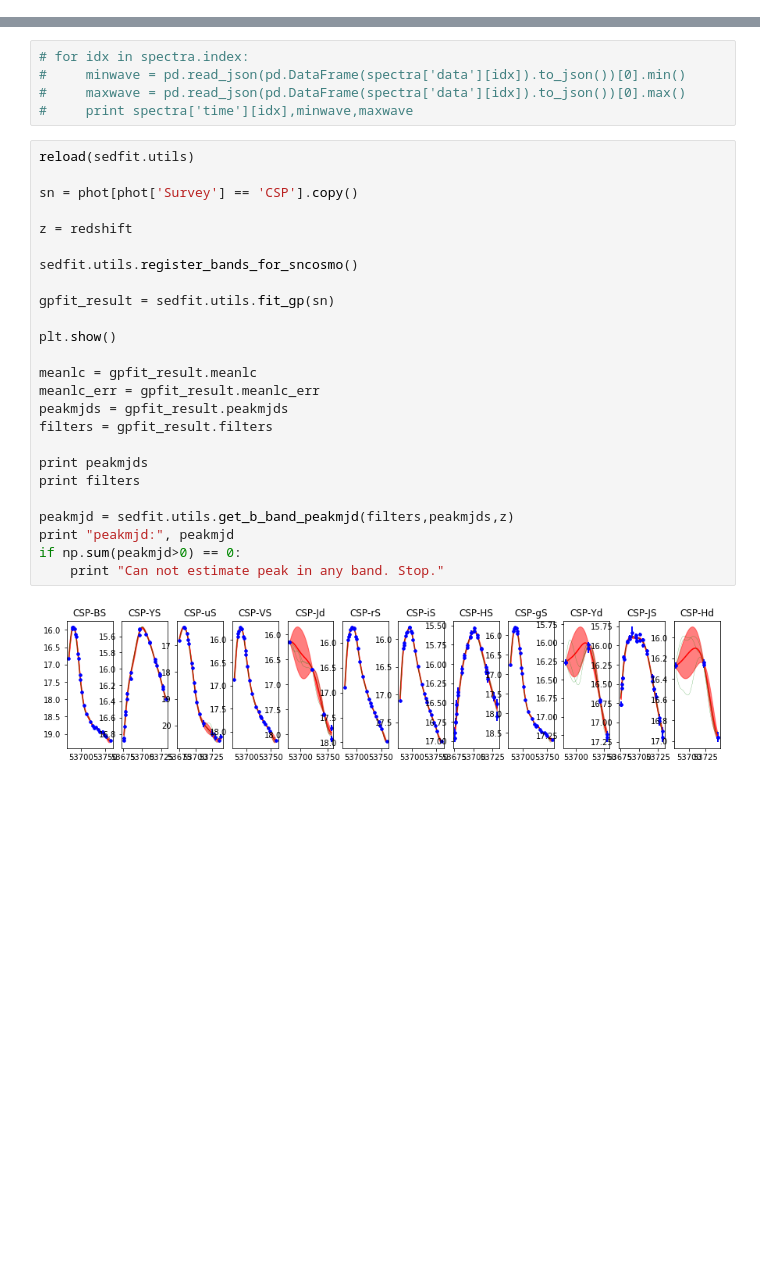
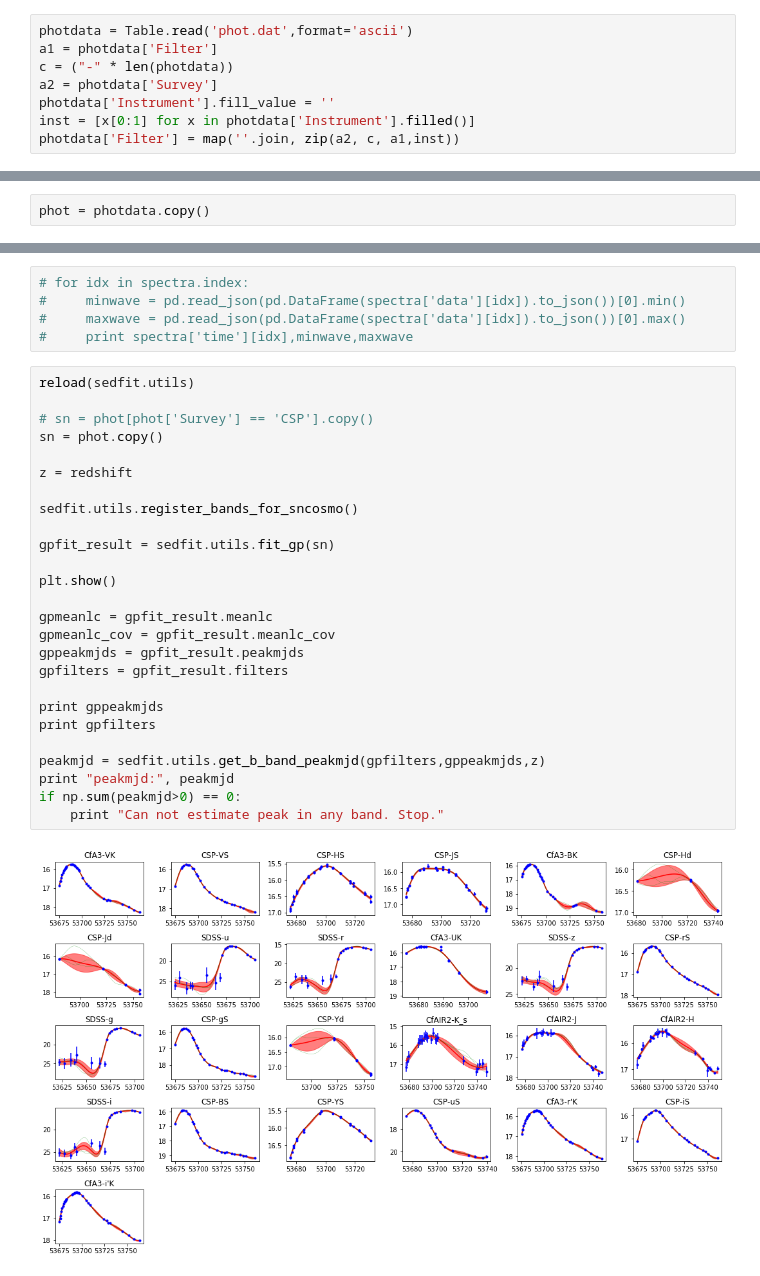
Before and after one commit to RutgersSN/plasticc-Iax, a Jupyter notebook: SN2005hk/Iax-SED.ipynb, the cells around one changed output, grey strips where cells are left out. Cells and saved outputs as stored; diff of their text form; blank space fills up the shorter version.

```diff
--- a/SN2005hk/Iax-SED.ipynb
+++ b/SN2005hk/Iax-SED.ipynb
@@ -73,0 +70,8 @@ phot = vstack([phot,cspdata],join_type='inner')
+# %%
+photdata = Table.read('phot.dat',format='ascii')
+a1 = photdata['Filter']
+c = ("-" * len(photdata))
+a2 = photdata['Survey']
+photdata['Instrument'].fill_value = ''
+inst = [x[0:1] for x in photdata['Instrument'].filled()]
+photdata['Filter'] = map(''.join, zip(a2, c, a1,inst))
@@ -74,3 +100,5 @@ phot = vstack([phot,cspdata],join_type='inner')
+# %%
+phot = photdata.copy()
 # %%
 phot.show_in_notebook()
 # %% [output]
@@ -135,27 +164,28 @@ set(phot['Survey'])
 # %%
 reload(sedfit.utils)
 
-sn = phot[phot['Survey'] == 'CSP'].copy()
+# sn = phot[phot['Survey'] == 'CSP'].copy()
+sn = phot.copy()
 
 z = redshift
 
 sedfit.utils.register_bands_for_sncosmo()
 
 gpfit_result = sedfit.utils.fit_gp(sn)
 
 plt.show()
 
-meanlc = gpfit_result.meanlc
-meanlc_err = gpfit_result.meanlc_err
-peakmjds = gpfit_result.peakmjds
-filters = gpfit_result.filters
+gpmeanlc = gpfit_result.meanlc
+gpmeanlc_cov = gpfit_result.meanlc_cov
+gppeakmjds = gpfit_result.peakmjds
+gpfilters = gpfit_result.filters
 
-print peakmjds
-print filters
+print gppeakmjds
+print gpfilters
 
-peakmjd = sedfit.utils.get_b_band_peakmjd(filters,peakmjds,z)
+peakmjd = sedfit.utils.get_b_band_peakmjd(gpfilters,gppeakmjds,z)
 print "peakmjd:", peakmjd
 if np.sum(peakmjd>0) == 0:
     print "Can not estimate peak in any band. Stop."
 # %% [output]
-[figure, old version]
+[figure, new version]
```
Also changed, not shown: parts of 27 cells of this notebook, 2 other files.
